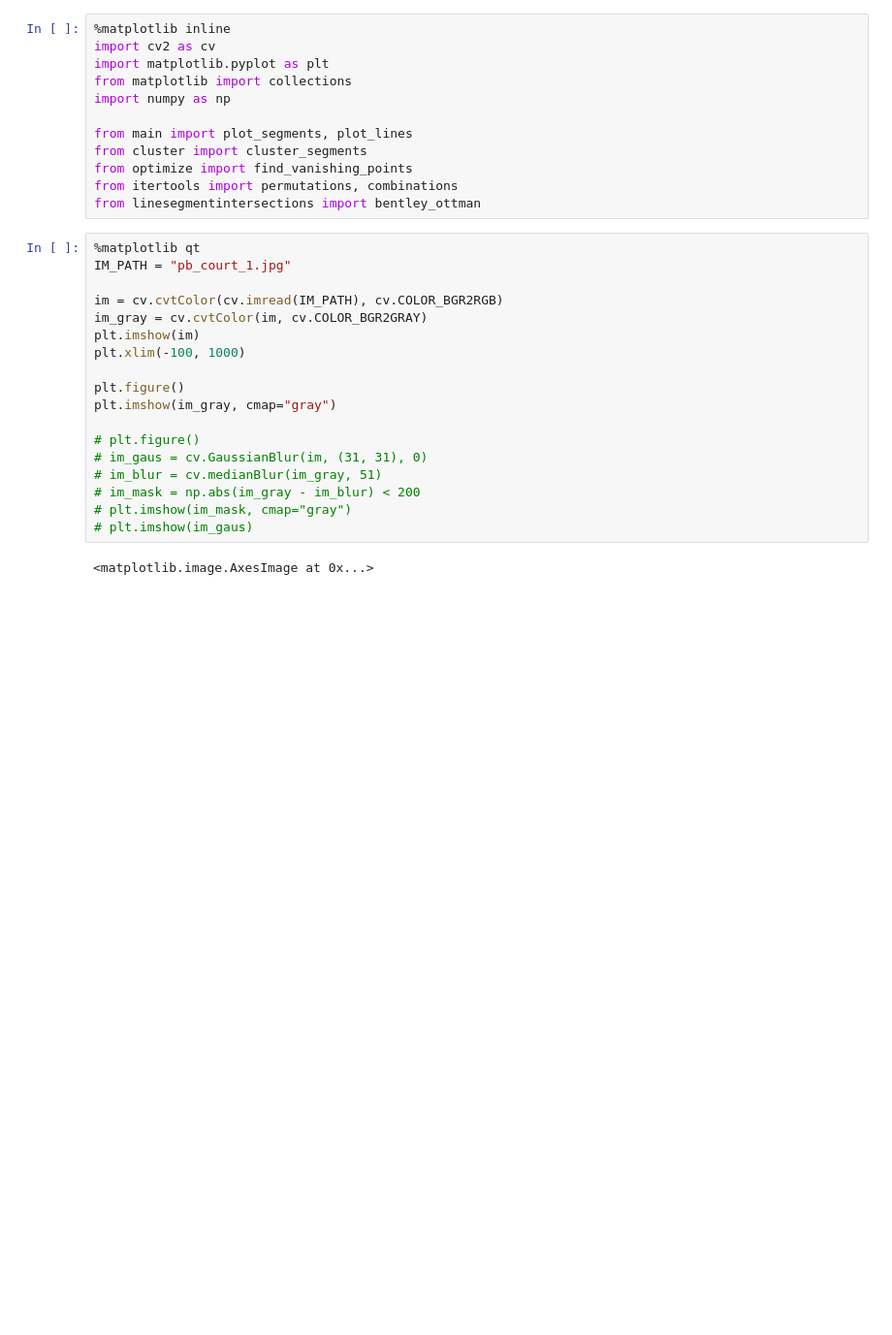
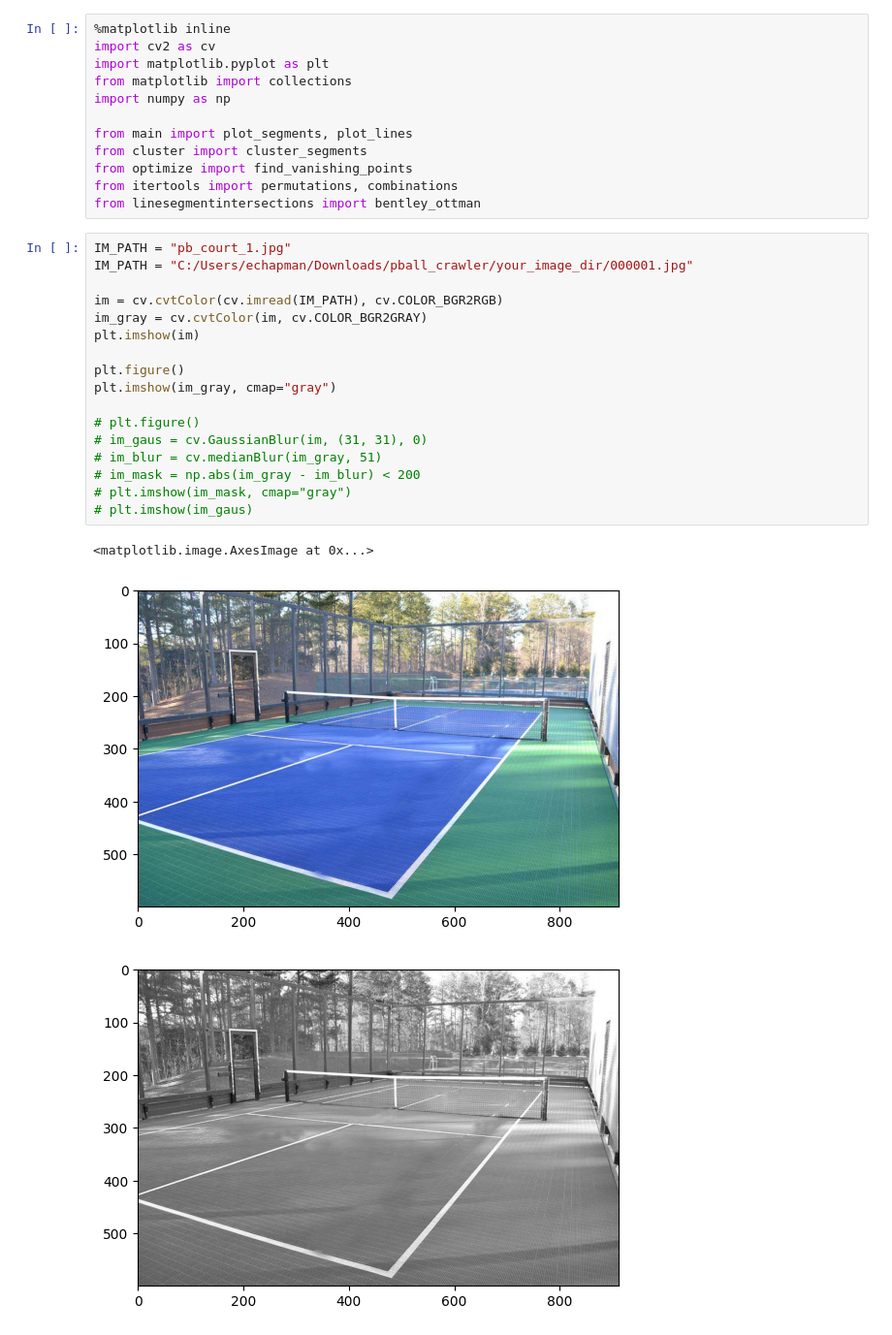
Before and after one commit to ekchapman/pickleball_roomba, a Jupyter notebook: vanishing_points/better_line_detection.ipynb, the cells around one changed output. Shown at 97% size. Cells and saved outputs as stored; diff of their text form; blank space fills up the shorter version.

```diff
--- a/vanishing_points/better_line_detection.ipynb
+++ b/vanishing_points/better_line_detection.ipynb
@@ -11,25 +11,26 @@ from optimize import find_vanishing_points
 from itertools import permutations, combinations
 from linesegmentintersections import bentley_ottman
 # %%
-%matplotlib qt
 IM_PATH = "pb_court_1.jpg"
+IM_PATH = "C:/Users/echapman/Downloads/pball_crawler/your_image_dir/000001.jpg"
 
 im = cv.cvtColor(cv.imread(IM_PATH), cv.COLOR_BGR2RGB)
 im_gray = cv.cvtColor(im, cv.COLOR_BGR2GRAY)
 plt.imshow(im)
-plt.xlim(-100, 1000)
 
 plt.figure()
 plt.imshow(im_gray, cmap="gray")
 
 # plt.figure()
 # im_gaus = cv.GaussianBlur(im, (31, 31), 0)
 # im_blur = cv.medianBlur(im_gray, 51)
 # im_mask = np.abs(im_gray - im_blur) < 200
 # plt.imshow(im_mask, cmap="gray")
 # plt.imshow(im_gaus)
 # %% [output]
 <matplotlib.image.AxesImage at 0x...>
+[figure, added]
+[figure, added]
 # %%
 retval, im_thresh = cv.threshold(im_gray, 200, 255, cv.THRESH_BINARY)
 plt.imshow(im_thresh, cmap="gray")
```
Also changed, not shown: parts of 8 cells of this notebook, 2 other files.
